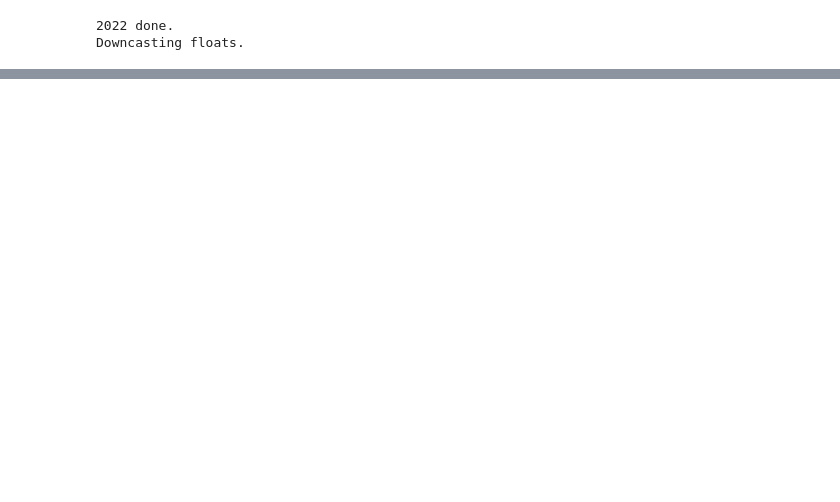
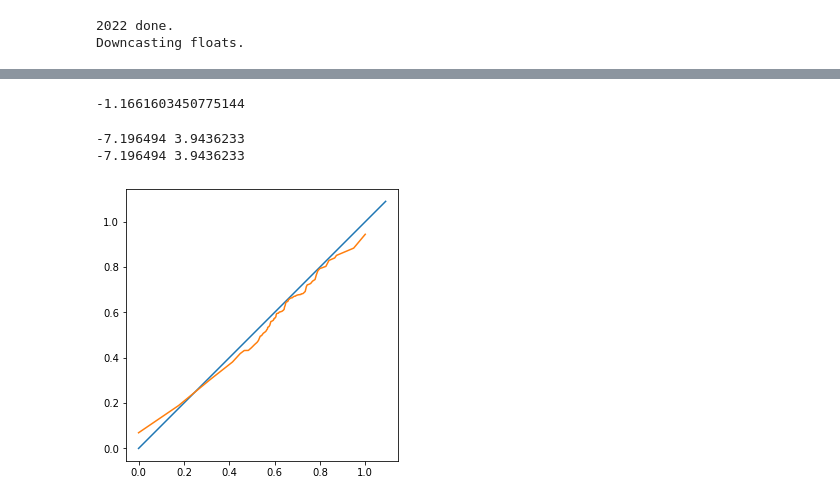
Before and after one commit to keeganheilman/nfl-charts, a Jupyter notebook: explosive_ratio.ipynb, the cells around one changed output, grey strips where cells are left out. Cells and saved outputs as stored; diff of their text form; code cells hidden in the pictures; blank space fills up the shorter version.

```diff
--- a/explosive_ratio.ipynb
+++ b/explosive_ratio.ipynb
@@ -325,34 +338,45 @@ Name: epa, Length: 216, dtype: float64
+# %%
+np.quantile(df.epa.dropna(), 0.1)
+# %% [output]
+-1.1661603450775144
 # %%
 def normEPA_btwn0and1(df_alldrives, df_week):
     min_epa = df_alldrives.epa.min()
     max_epa = df_alldrives.epa.max()
     print(min_epa,max_epa)
     return (df_week.epa-min_epa) / (max_epa - min_epa)
 
-df_alldrives = get_offensive_drives(df=df_pbp, team='KC', weeks=[1,2,3,4,5,6,7])
-df_week = get_offensive_drives(df=df_pbp, team='KC', weeks=[7])
-df_notweek = get_offensive_drives(df=df_pbp, team='KC', weeks=[1,2,3,4,5,6])
+team = 'GB'
+week = 6
+df_alldrives = kh.get_offensive_drives(df=df_pbp, teams=[team], weeks=[1,2,3,4,5,6,7])
+df_week = kh.get_offensive_drives(df=df_pbp, teams=[team], weeks=[week])
+df_notweek = kh.get_offensive_drives(df=df_pbp, teams=[team], weeks=[1,2,3,4,5,6])
 week_epa_norm01 = normEPA_btwn0and1(df_alldrives, df_week)
 notweek_epa_norm01 = normEPA_btwn0and1(df_alldrives, df_notweek)
 
 
 
 
 
 fig, ax = plt.subplots(figsize=(5, 5))
 ax.set_aspect('equal')
 
+x_vals, y_vals = [],[]
 for x_quantile in np.arange(0.0,1.01,0.01):
-    # x=np.quantile(df_notweek.epa, x_quantile)
-    # y=np.quantile(df_week.epa, x_quantile)
     x=np.quantile(notweek_epa_norm01, x_quantile)
     y=np.quantile(week_epa_norm01, x_quantile)
+    x_vals.append(x)
+    y_vals.append(y)
     # print(x, y)
-    ax.scatter(x=x,y=y)
 
 ax.plot(np.arange(0.0,1.1,0.01),np.arange(0.0,1.1,0.01))
-# ax.plot(np.arange(-10.0,6.0,0.5),np.arange(-10.0,6.0,0.5))
+ax.plot(x_vals,y_vals)
+
 
 plt.show()
+# %% [output]
+-7.196494 3.9436233
+-7.196494 3.9436233
+[figure, added]
 # %%
 plt.violinplot(df_notweek.epa, showmeans=True, showmedians=True,showextrema=True)
```
Also changed, not shown: parts of 19 cells of this notebook.
